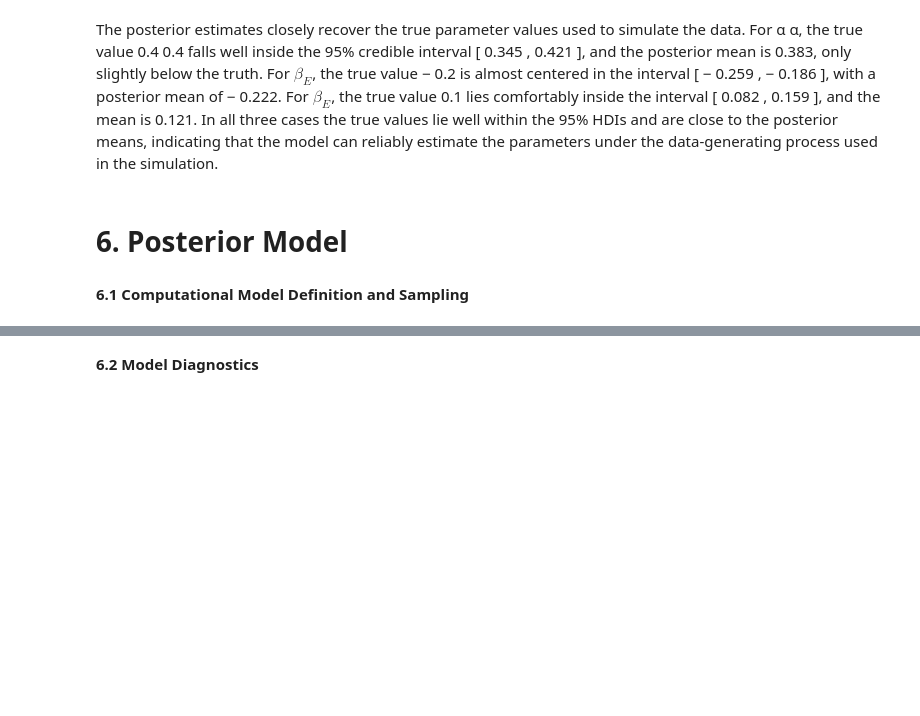
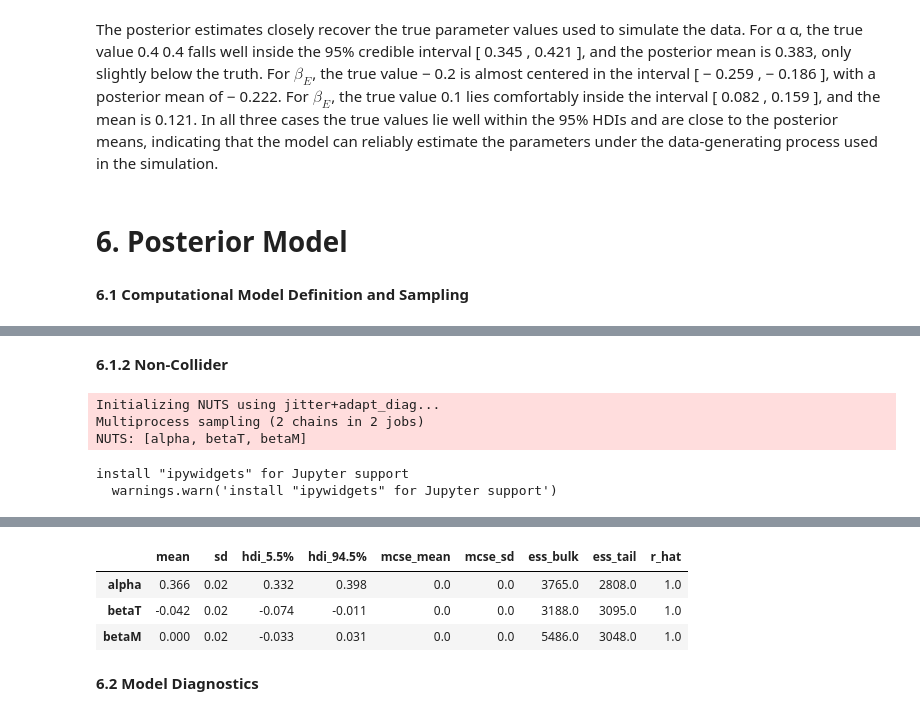
Before and after one commit to DecodeAndCode/Habitable-Exoplanet, a Jupyter notebook: Exoplanet_prediction_final1.ipynb, the cells around one changed output, grey strips where cells are left out. Saved outputs shown, nothing was run; the diff lists cells and outputs as text; code cells hidden in the pictures; blank space fills up the shorter version.

```diff
--- a/Exoplanet_prediction_final1.ipynb
+++ b/Exoplanet_prediction_final1.ipynb
@@ -186,8 +186,10 @@ Model Structures
 # %%
 import numpy as np
 
+
 def standardize(s):
     return (s - s.mean()) / s.std()
+
 
 df = df[["Y", "T", "M", "E"]].dropna()
 
@@ -196,6 +198,12 @@ df["M_std"] = standardize(df["M"])
 df["E_std"] = standardize(df["E"])
 
 model_df = df[["Y", "T_std", "M_std", "E_std"]].copy()
+
+Ydata = model_df["Y"].values
+Tdata = model_df["T_std"].values
+Mdata = model_df["M_std"].values
+Edata = model_df["E_std"].values
+
 model_df.head()
 # %% [output]
 |  | Y | T_std | M_std | E_std |
@@ -397,0 +421,26 @@ idata_light = az.InferenceData(
+# %% [markdown]
+**6.1.2 Non-Collider**
+# %%
+with pm.Model() as noncollider_model:
+    alpha_nc = pm.Normal("alpha", mu=0.4, sigma=0.6)
+    betaT_nc = pm.Normal("betaT", mu=0.0, sigma=0.1)
+    betaM_nc = pm.Normal("betaM", mu=0.0, sigma=0.1)
+
+    eta_nc = alpha_nc + betaT_nc * Tdata + betaM_nc * Mdata
+    lam_nc = pm.math.exp(eta_nc)
+
+    Y_nc = pm.Poisson("Y_nc", mu=lam_nc, observed=Ydata)
+
+    idata_nc = pm.sample(
+        draws=2000,
+        tune=2000,
+        target_accept=0.9,
+        chains=2,
+        random_seed=123,
+    )
+# %% [output]
+Initializing NUTS using jitter+adapt_diag...
+Multiprocess sampling (2 chains in 2 jobs)
+NUTS: [alpha, betaT, betaM]
+install "ipywidgets" for Jupyter support
+  warnings.warn('install "ipywidgets" for Jupyter support')
@@ -398,3 +450,7 @@ idata_light = az.InferenceData(
+|  | mean | sd | hdi_5.5% | hdi_94.5% | mcse_mean | mcse_sd | ess_bulk | ess_tail | r_hat |
+| alpha | 0.366 | 0.02 | 0.332 | 0.398 | 0.0 | 0.0 | 3765.0 | 2808.0 | 1.0 |
+| betaT | -0.042 | 0.02 | -0.074 | -0.011 | 0.0 | 0.0 | 3188.0 | 3095.0 | 1.0 |
+| betaM | 0.000 | 0.02 | -0.033 | 0.031 | 0.0 | 0.0 | 5486.0 | 3048.0 | 1.0 |
 # %% [markdown]
 **6.2 Model Diagnostics**
 # %%
```
Also changed, not shown: parts of 10 cells of this notebook, 1 other file.
